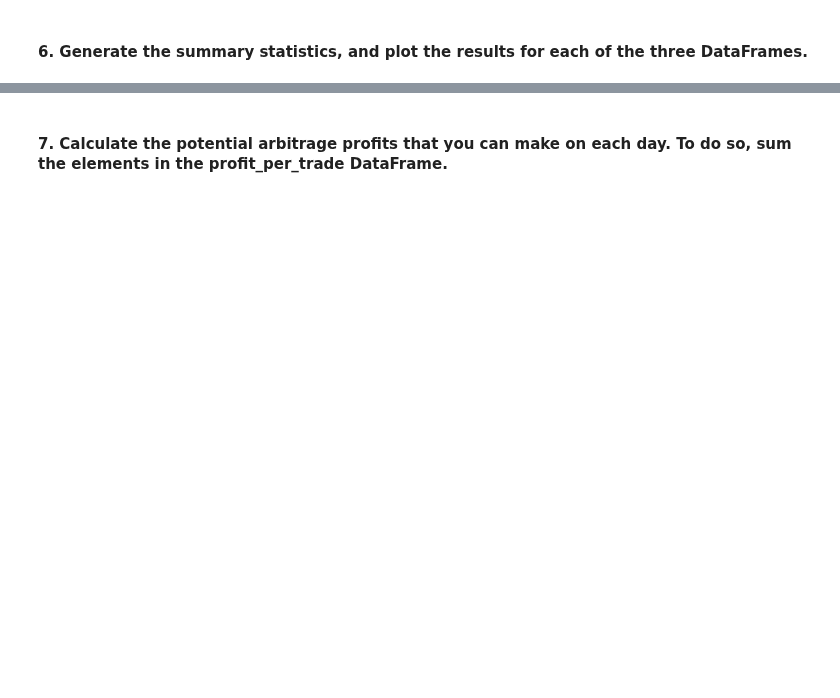
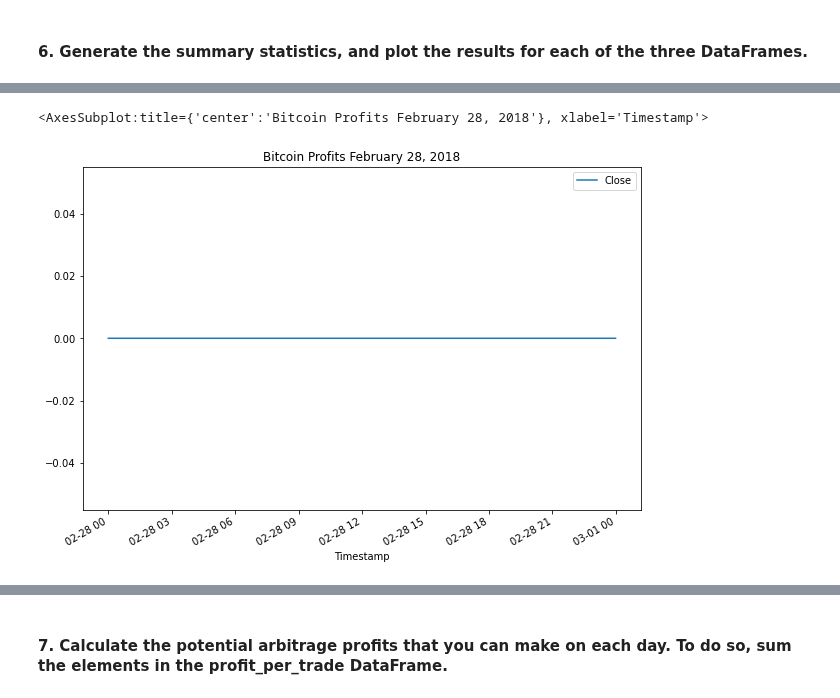
Before and after one commit to DigitalGoldRush/Module_3_Challenge, a Jupyter notebook: Module 3 Challenge/Starter_Code/crypto_arbitrage.ipynb, the cells around one changed output, grey strips where cells are left out. Saved outputs shown, nothing was run; the diff lists cells and outputs as text; code cells hidden in the pictures; blank space fills up the shorter version.

```diff
--- a/Module 3 Challenge/Starter_Code/crypto_arbitrage.ipynb
+++ b/Module 3 Challenge/Starter_Code/crypto_arbitrage.ipynb
@@ -496,3 +496,9 @@ arb_early_filter.describe()
 | unique | 2 |
 | top | True |
 | freq | 1436 |
+# %%
+arbitrage_spread_middle = bitstamp_sliced.loc["2018-02-28"] - coinbase_sliced.loc["2018-02-28"]
+
+# Use a conditional statement to generate the summary statistics for each arbitrage_spread DataFrame
+arb_middle_filter = arbitrage_spread_middle > 0
+arb_middle_filter.describe()
@@ -519,0 +538,5 @@ spread_return_late
+# %%
+spread_return_middle = arb_middle_filter [arb_middle_filter > 0] / coinbase_sliced.loc["2018-02-28"]
+
+# Review the spread return DataFrame
+spread_return_middle.describe()
@@ -532,0 +577,5 @@ profitable_trades_late
+# %%
+profitable_trades_middle = profitable_trades_middle = spread_return_middle > .01
+
+# Review the first five profitable trades
+profitable_trades_middle.head()
@@ -578,0 +658,8 @@ profit_per_trade_late = # YOUR CODE HERE
+# %%
+profit_middle = profitable_trades_middle * coinbase_sliced.loc["2018-02-28"]
+
+# Drop any missing values from the profit DataFrame
+profit_per_trade_middle = profit_middle.dropna()
+
+# View the early profit DataFrame
+profit_per_trade_middle.head()
@@ -586,0 +719,6 @@ profit_per_trade_late = # YOUR CODE HERE
+# %%
+# Plot the results for the middle profit per trade DataFrame
+profit_per_trade_middle.plot(figsize=(10, 7), title="Bitcoin Profits February 28, 2018")
+# %% [output]
+<AxesSubplot:title={'center':'Bitcoin Profits February 28, 2018'}, xlabel='Timestamp'>
+[figure, added]
```
Also changed, not shown: parts of 36 cells of this notebook.
